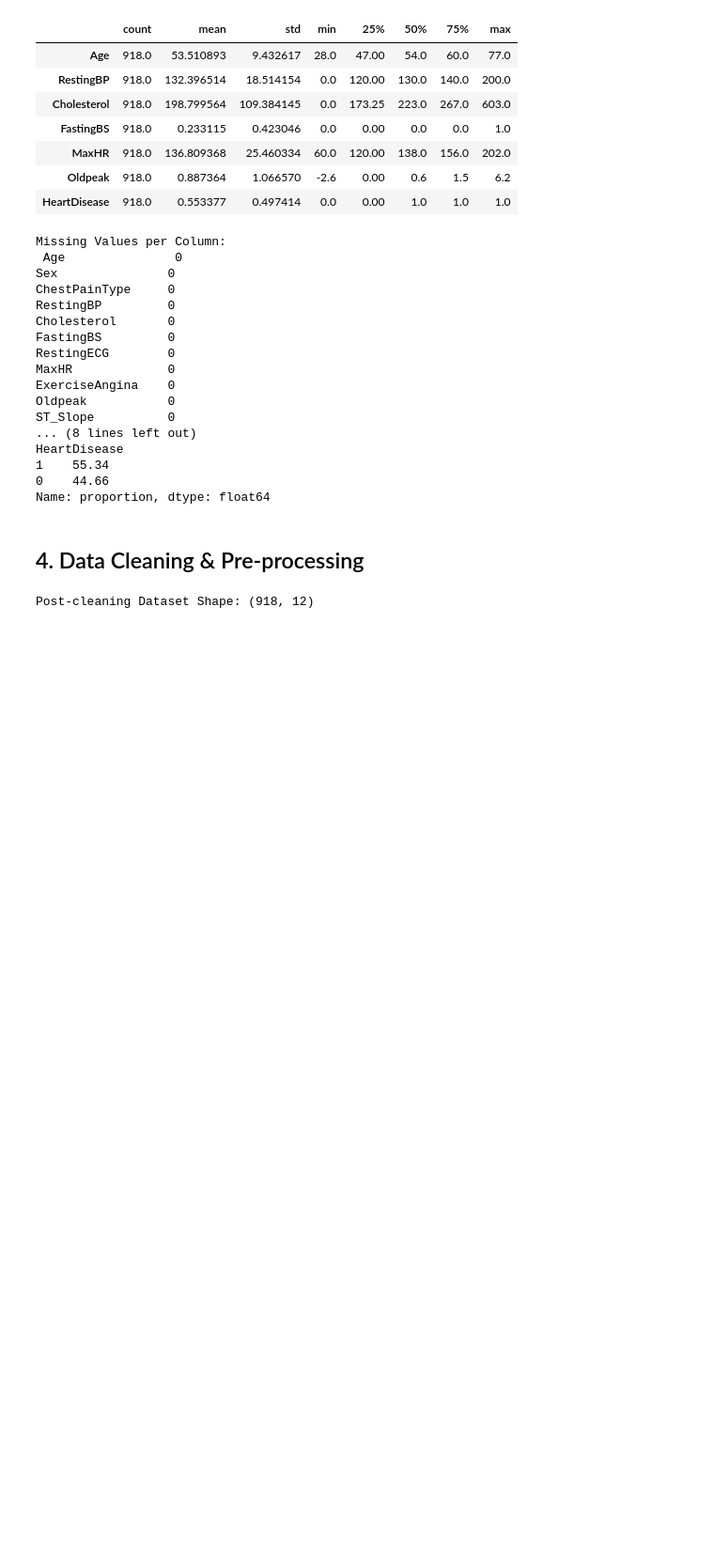
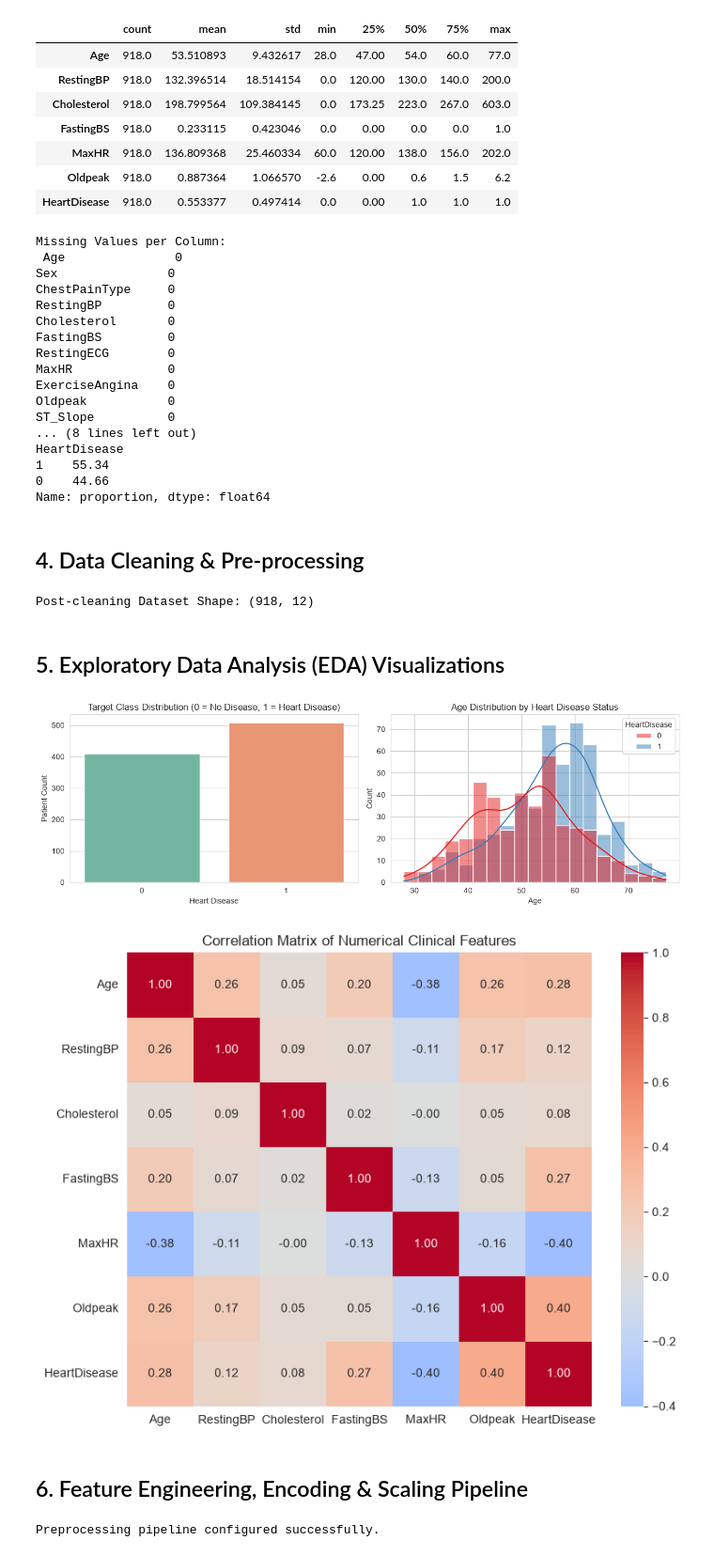
Before and after one commit to sujitasingh8/hdsdab-04-machine-learning-ca1, a Jupyter notebook: sba26094_Sujita_Singh_ML_CA1.ipynb, the cells around one changed output. Shown at 94% size. Drawn from its saved outputs; the diff is of its cells as text; code cells hidden in the pictures; blank space fills up the shorter version.

Commit message:
Developed the code for EDA and feature engineering
Developed the code for EDA and feature engineering

```diff
--- a/sba26094_Sujita_Singh_ML_CA1.ipynb
+++ b/sba26094_Sujita_Singh_ML_CA1.ipynb
@@ -133,3 +133,51 @@ print(f"Post-cleaning Dataset Shape: {df_clean.shape}")
 assert df_clean.shape[0] > 300 and df_clean.shape[1] >= 5, "Dataset size constraint failed!"
 # %% [output]
 Post-cleaning Dataset Shape: (918, 12)
+# %% [markdown]
+## 5. Exploratory Data Analysis (EDA) Visualizations
+# %%
+# Plot 1: Target distribution and Age distribution by Heart Disease status
+fig, axes = plt.subplots(1, 2, figsize=(12, 4))
+
+sns.countplot(data=df_clean, x='HeartDisease', hue='HeartDisease', palette='Set2', legend=False, ax=axes[0])
+axes[0].set_title("Target Class Distribution (0 = No Disease, 1 = Heart Disease)")
+axes[0].set_xlabel("Heart Disease")
+axes[0].set_ylabel("Patient Count")
+
+sns.histplot(data=df_clean, x='Age', hue='HeartDisease', kde=True, palette='Set1', ax=axes[1])
+axes[1].set_title("Age Distribution by Heart Disease Status")
+plt.tight_layout()
+plt.show()
+
+# Plot 2: Correlation heatmap of numerical clinical features
+plt.figure(figsize=(8, 6))
+num_cols = ['Age', 'RestingBP', 'Cholesterol', 'FastingBS', 'MaxHR', 'Oldpeak', 'HeartDisease']
+sns.heatmap(df_clean[num_cols].corr(), annot=True, fmt=".2f", cmap="coolwarm", center=0)
+plt.title("Correlation Matrix of Numerical Clinical Features")
+plt.tight_layout()
+plt.show()
+# %% [output]
+[figure, added]
+[figure, added]
+# %% [markdown]
+## 6. Feature Engineering, Encoding & Scaling Pipeline
+# %%
+# Separate predictor features (X) and target variable (y)
+X = df_clean.drop(columns=['HeartDisease'])
+y = df_clean['HeartDisease']
+
+# Identify numerical and categorical columns
+numeric_features = ['Age', 'RestingBP', 'Cholesterol', 'FastingBS', 'MaxHR', 'Oldpeak']
+categorical_features = ['Sex', 'ChestPainType', 'RestingECG', 'ExerciseAngina', 'ST_Slope']
+
+# Build column transformer: StandardScaler for numerical, OneHotEncoder for categorical
+preprocessor = ColumnTransformer(
+    transformers=[
+        ('num', StandardScaler(), numeric_features),
+        ('cat', OneHotEncoder(drop='first', handle_unknown='ignore'), categorical_features)
+    ]
+)
+
+print("Preprocessing pipeline configured successfully.")
+# %% [output]
+Preprocessing pipeline configured successfully.
```
